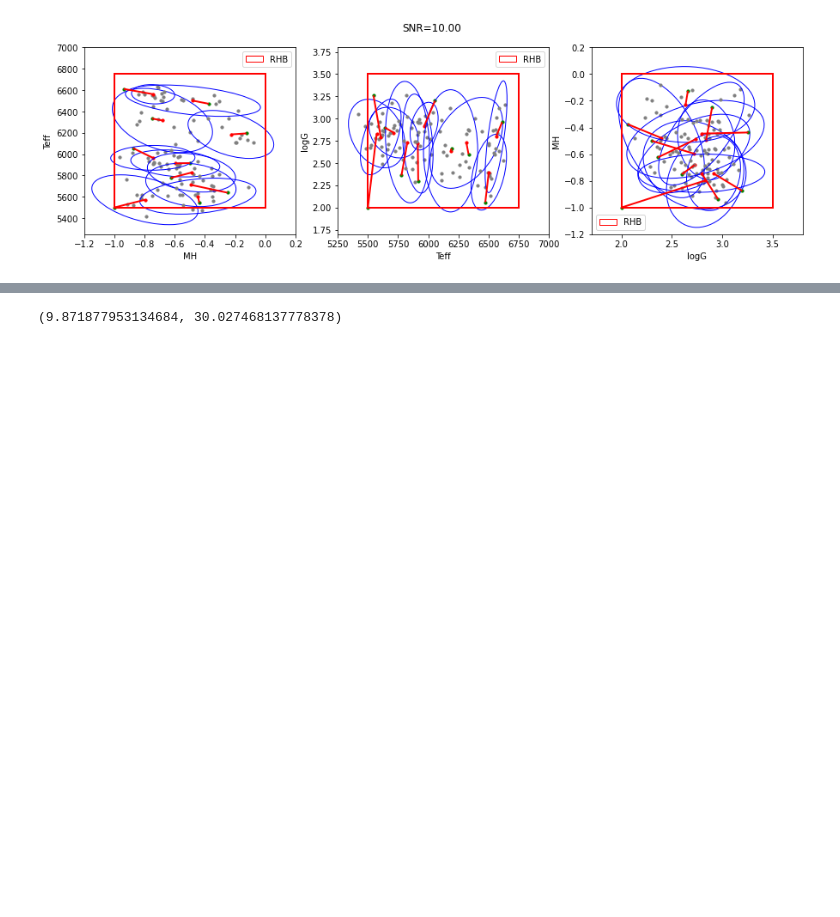
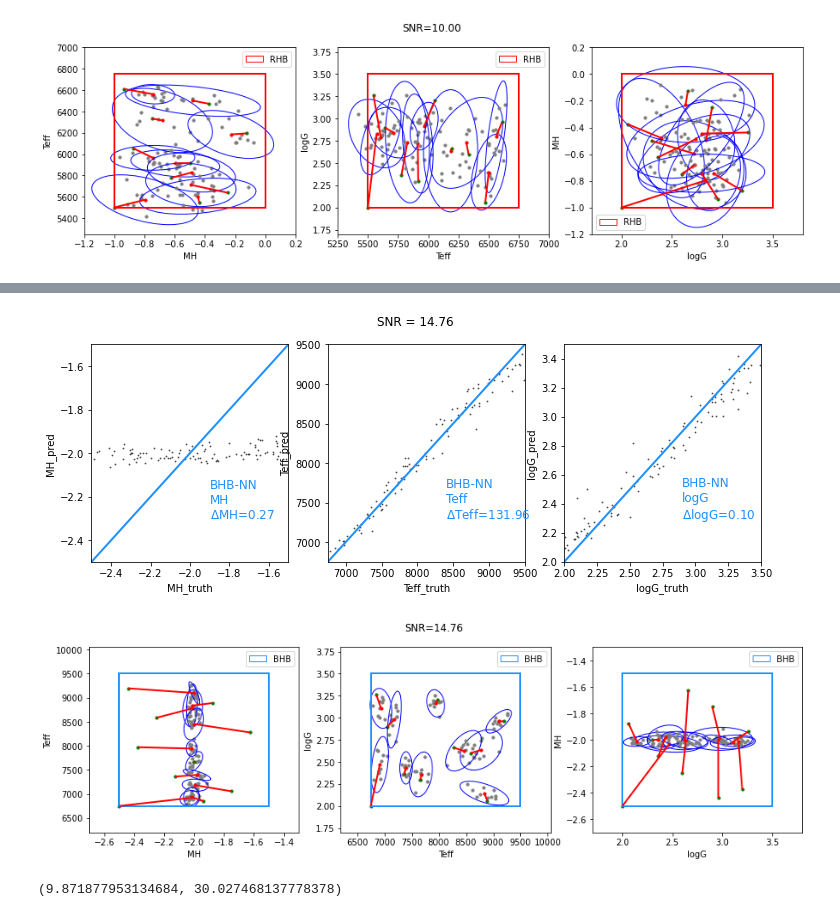
Before and after one commit to ViskaWei/PIML_v0, a Jupyter notebook: nb/RHB.ipynb, the cells around one changed output, grey strips where cells are left out. Cells and saved outputs as stored; diff of their text form; code cells hidden in the pictures; blank space fills up the shorter version.

```diff
--- a/nb/RHB.ipynb
+++ b/nb/RHB.ipynb
@@ -60,0 +80,2 @@ d.init_eval()
+# %%
+dB = dnnWR(B)
@@ -61,3 +94,8 @@ d.init_eval()
+# %%
+dB.init_eval()
+# %% [output]
+[figure, added]
+[figure, added]
 # %%
 NL, NL2 = 100, 30
 b.estimate_snr(NL), b.estimate_snr(NL2)
```
Also changed, not shown: parts of 6 cells of this notebook, 3 other files.
